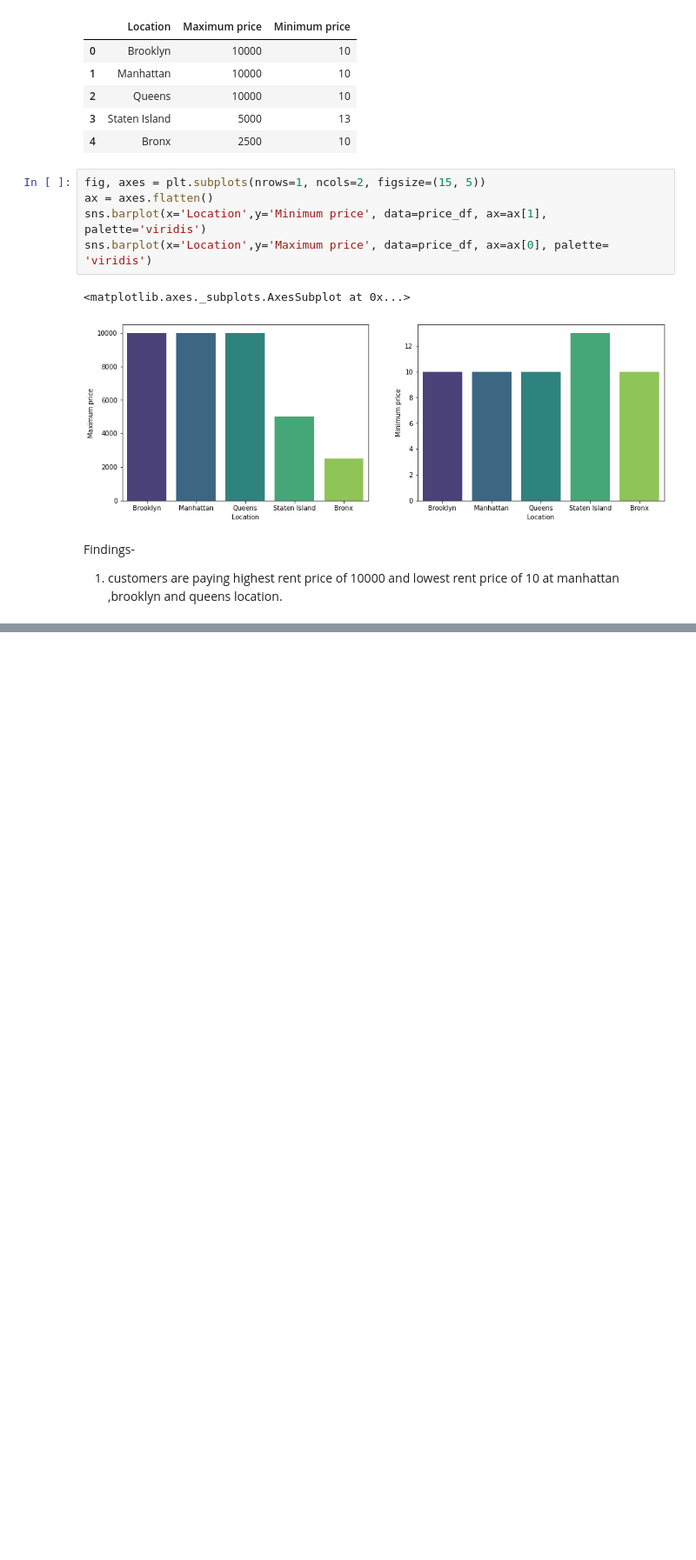
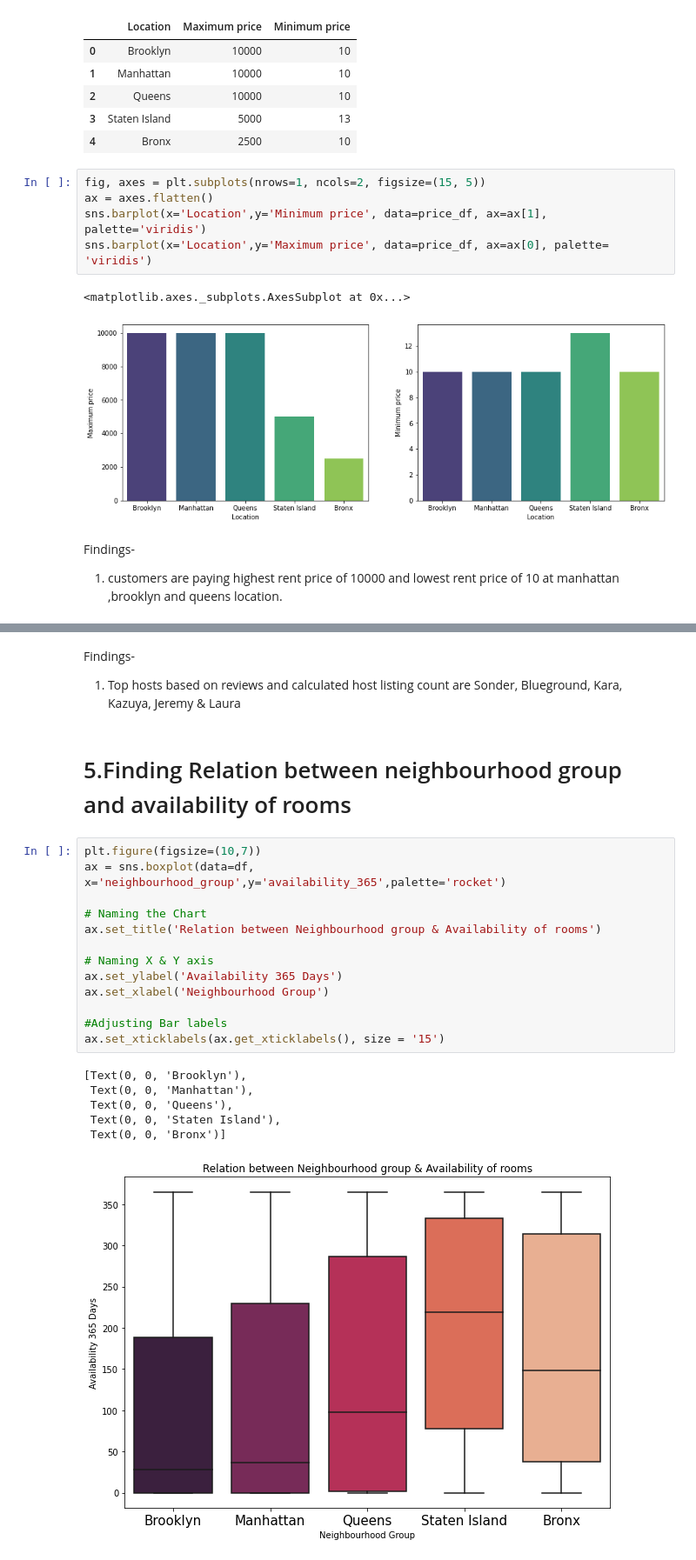
Before and after one commit to pankaj-beldar/Capstone_Project01_Airbnb_Booking_Analysis, a Jupyter notebook: PRB_Indivisual_Nootbook_Airbnb_Booking_Analysis_EDA.ipynb, the cells around one changed output, grey strips where cells are left out. Shown at 87% size. Cells and saved outputs as stored; diff of their text form; blank space fills up the shorter version.

```diff
--- a/PRB_Indivisual_Nootbook_Airbnb_Booking_Analysis_EDA.ipynb
+++ b/PRB_Indivisual_Nootbook_Airbnb_Booking_Analysis_EDA.ipynb
@@ -416,0 +488,25 @@ Findings-
+# %% [markdown]
+Findings-
+1. Top hosts based on reviews and calculated host listing count are Sonder, Blueground, Kara, Kazuya, Jeremy & Laura
+# %% [markdown]
+# 5.Finding Relation between neighbourhood group and availability of rooms
+# %%
+plt.figure(figsize=(10,7))
+ax = sns.boxplot(data=df, x='neighbourhood_group',y='availability_365',palette='rocket')
+
+# Naming the Chart
+ax.set_title('Relation between Neighbourhood group & Availability of rooms')
+
+# Naming X & Y axis
+ax.set_ylabel('Availability 365 Days')
+ax.set_xlabel('Neighbourhood Group')
+
+#Adjusting Bar labels
+ax.set_xticklabels(ax.get_xticklabels(), size = '15')
+# %% [output]
+[Text(0, 0, 'Brooklyn'),
+ Text(0, 0, 'Manhattan'),
+ Text(0, 0, 'Queens'),
+ Text(0, 0, 'Staten Island'),
+ Text(0, 0, 'Bronx')]
+[figure, added]
```
Also changed, not shown: parts of 7 cells of this notebook.
